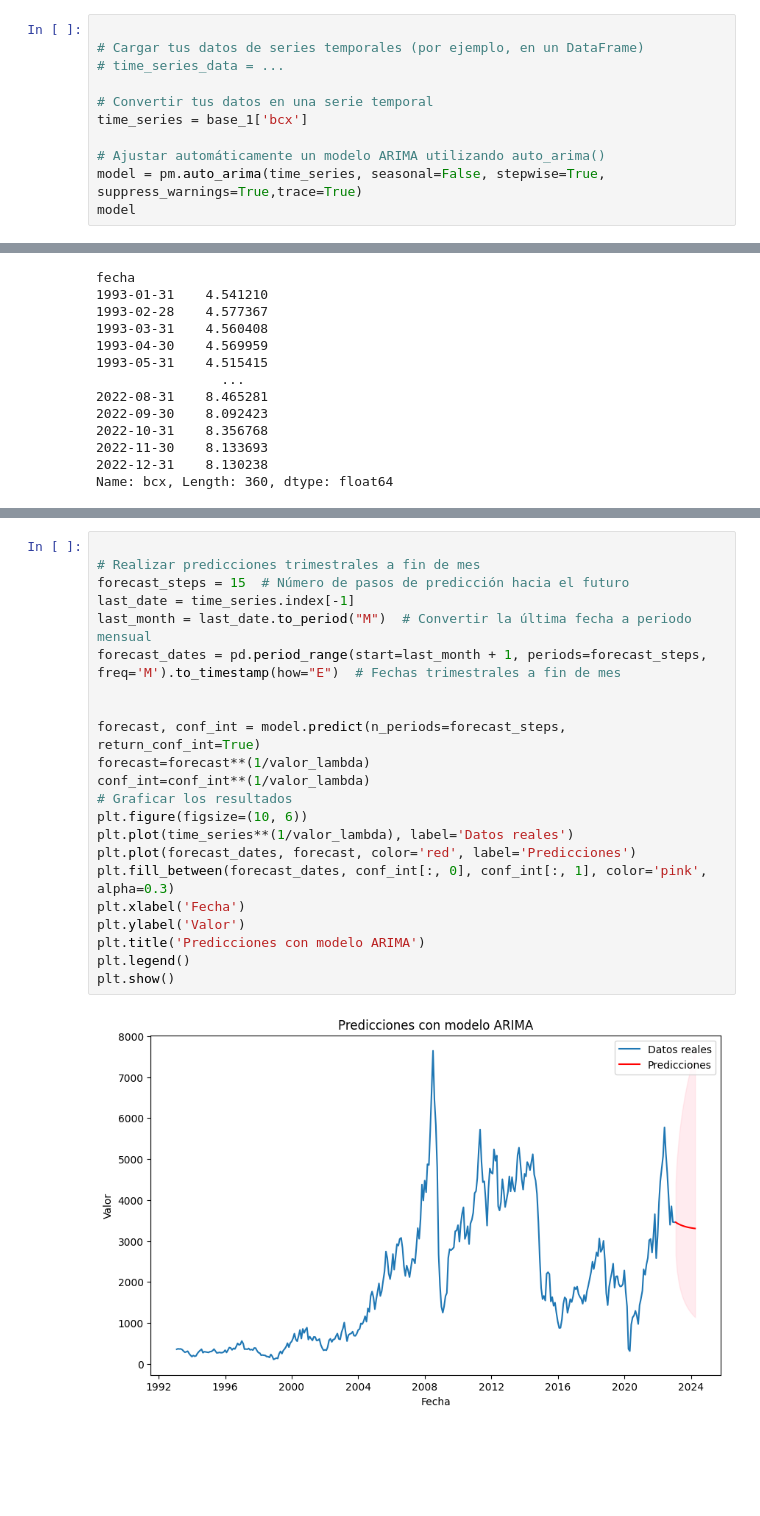
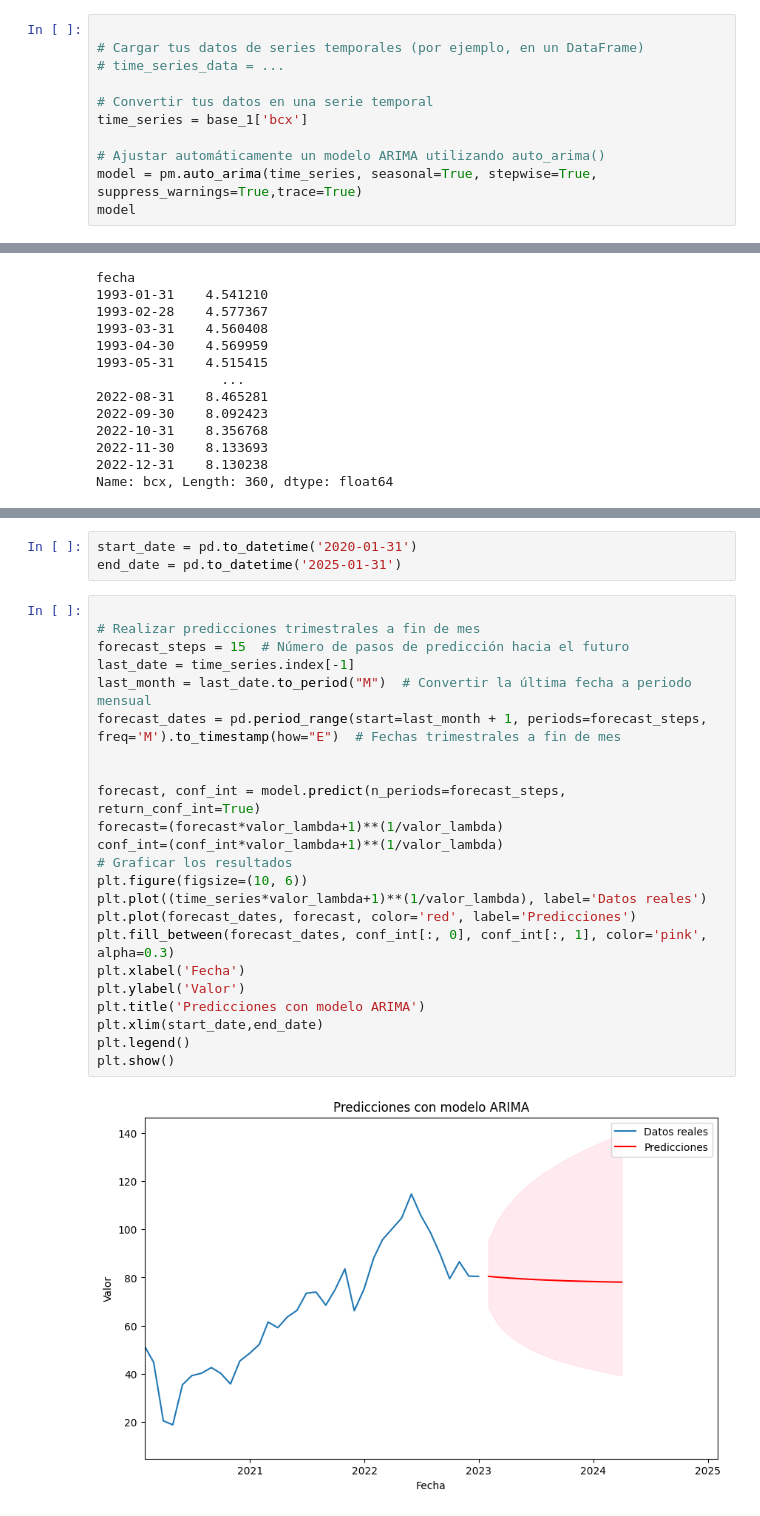
Before and after one commit to jazaineam1/Diplomado_ucentral_ME, a Jupyter notebook: Cuadernos/Arima_aplicacion.ipynb, the cells around one changed output, grey strips where cells are left out. Drawn from its saved outputs; the diff is of its cells as text; blank space fills up the shorter version.

```diff
--- a/Cuadernos/Arima_aplicacion.ipynb
+++ b/Cuadernos/Arima_aplicacion.ipynb
@@ -270,7 +265,7 @@ import pmdarima as pm
 time_series = base_1['bcx']
 
 # Ajustar automáticamente un modelo ARIMA utilizando auto_arima()
-model = pm.auto_arima(time_series, seasonal=False, stepwise=True, suppress_warnings=True,trace=True)
+model = pm.auto_arima(time_series, seasonal=True, stepwise=True, suppress_warnings=True,trace=True)
 model
 # %% [output]
 Performing stepwise search to minimize aic
@@ -360,24 +368,28 @@ Name: bcx, Length: 360, dtype: float64
+# %%
+start_date = pd.to_datetime('2020-01-31')
+end_date = pd.to_datetime('2025-01-31')
 # %%
 
 # Realizar predicciones trimestrales a fin de mes
 forecast_steps = 15  # Número de pasos de predicción hacia el futuro
 last_date = time_series.index[-1]
 last_month = last_date.to_period("M")  # Convertir la última fecha a periodo mensual
 forecast_dates = pd.period_range(start=last_month + 1, periods=forecast_steps, freq='M').to_timestamp(how="E")  # Fechas trimestrales a fin de mes
 
 
 forecast, conf_int = model.predict(n_periods=forecast_steps, return_conf_int=True)
-forecast=forecast**(1/valor_lambda)
-conf_int=conf_int**(1/valor_lambda)
+forecast=(forecast*valor_lambda+1)**(1/valor_lambda)
+conf_int=(conf_int*valor_lambda+1)**(1/valor_lambda)
 # Graficar los resultados
 plt.figure(figsize=(10, 6))
-plt.plot(time_series**(1/valor_lambda), label='Datos reales')
+plt.plot((time_series*valor_lambda+1)**(1/valor_lambda), label='Datos reales')
 plt.plot(forecast_dates, forecast, color='red', label='Predicciones')
 plt.fill_between(forecast_dates, conf_int[:, 0], conf_int[:, 1], color='pink', alpha=0.3)
 plt.xlabel('Fecha')
 plt.ylabel('Valor')
 plt.title('Predicciones con modelo ARIMA')
+plt.xlim(start_date,end_date)
 plt.legend()
 plt.show()
 # %% [output]
-[figure, old version]
+[figure, new version]
```
Also changed, not shown: parts of 12 cells of this notebook.
